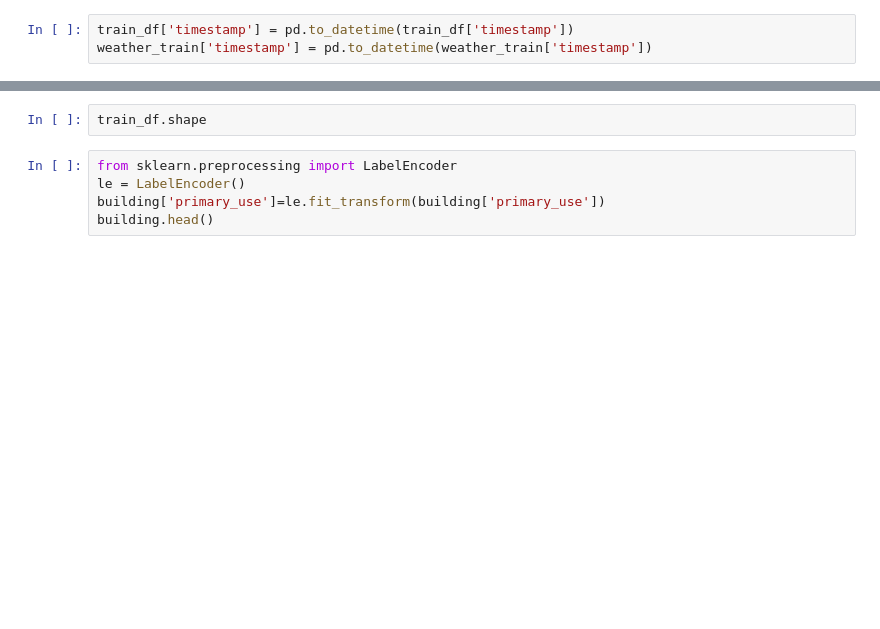
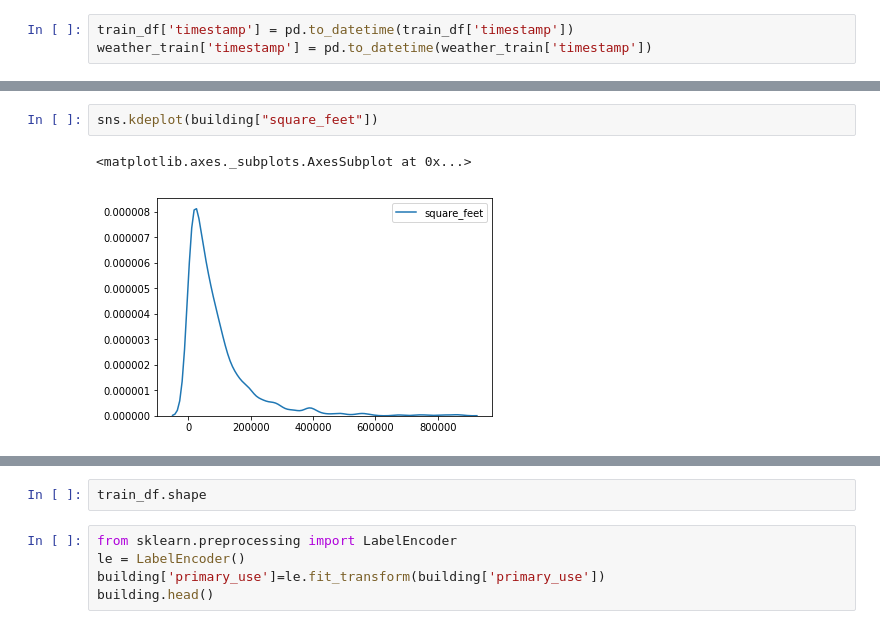
Before and after one commit to lacalling/kaggle-ashrae, a Jupyter notebook: ashrae.ipynb, the cells around one changed output, grey strips where cells are left out. Saved outputs shown, nothing was run; the diff lists cells and outputs as text; blank space fills up the shorter version.

```diff
--- a/ashrae.ipynb
+++ b/ashrae.ipynb
@@ -10,0 +76,5 @@ weather_train['timestamp'] = pd.to_datetime(weather_train['timestamp'])
+# %%
+sns.kdeplot(building["square_feet"])
+# %% [output]
+<matplotlib.axes._subplots.AxesSubplot at 0x...>
+[figure, added]
```
Also changed, not shown: parts of 17 cells of this notebook.
